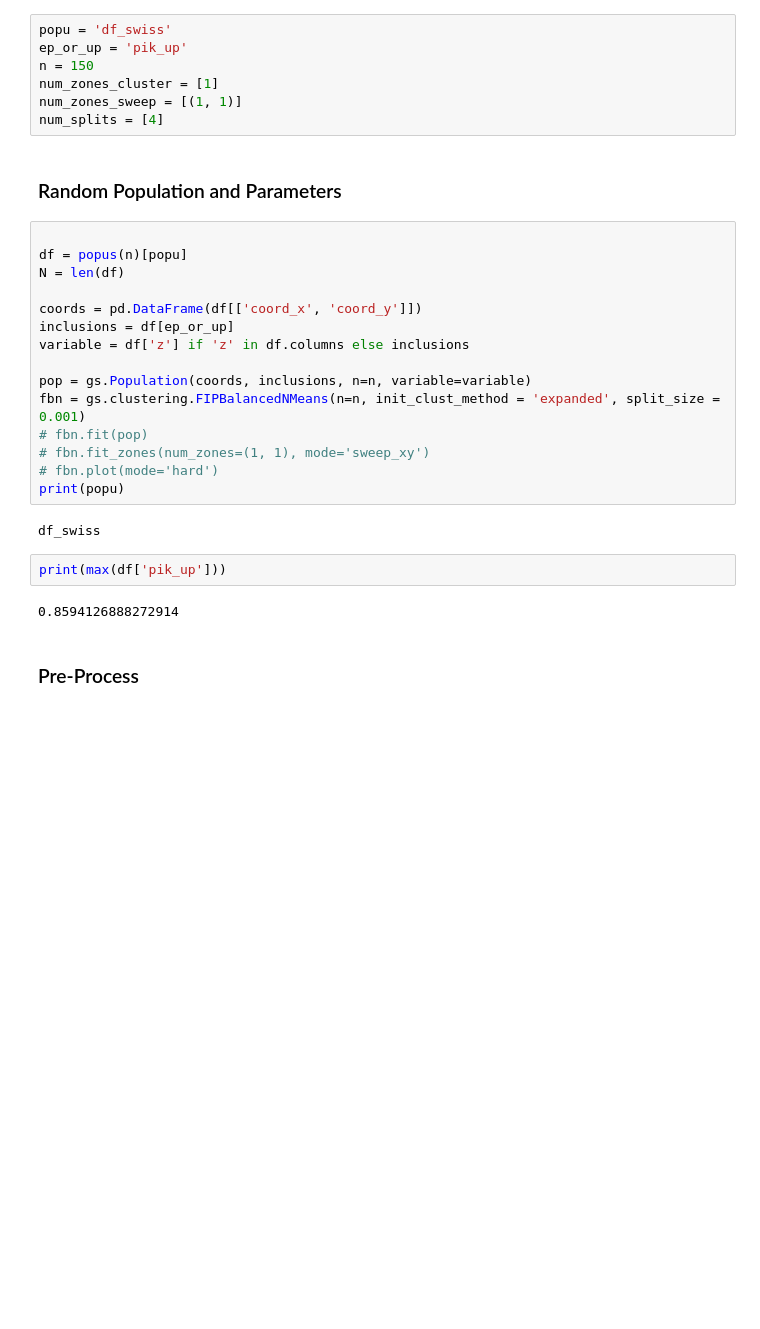
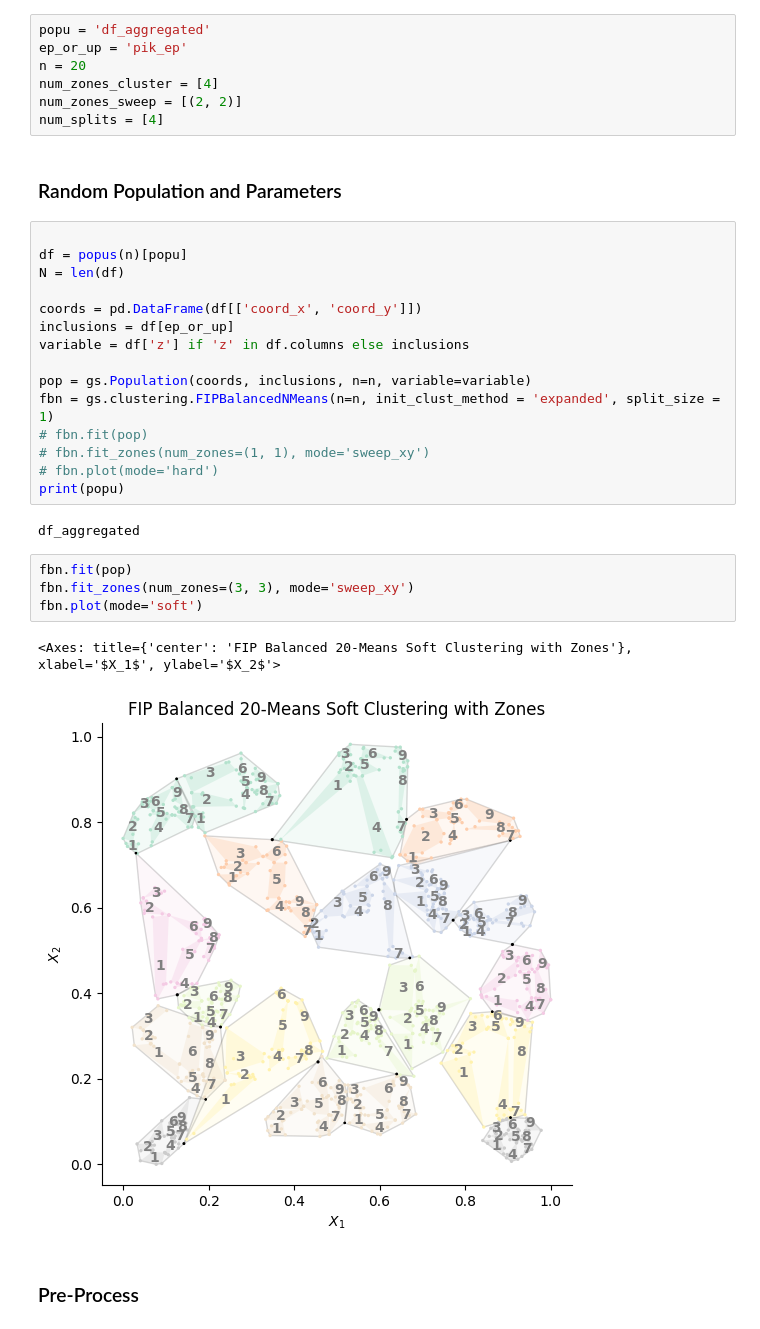
Before and after one commit to mehdimhb/graphical-sampling, a Jupyter notebook: simulations/jupyters/sampling.ipynb, the cells around one changed output. Saved outputs shown, nothing was run; the diff lists cells and outputs as text; blank space fills up the shorter version.

Commit message:
before editing clustering

```diff
--- a/simulations/jupyters/sampling.ipynb
+++ b/simulations/jupyters/sampling.ipynb
@@ -70,11 +67,11 @@ def popus(n):
         ####################################
     return(dfs)
 # %%
-popu = 'df_swiss'
-ep_or_up = 'pik_up'
-n = 150
-num_zones_cluster = [1]
-num_zones_sweep = [(1, 1)]
+popu = 'df_aggregated'
+ep_or_up = 'pik_ep'
+n = 20
+num_zones_cluster = [4]
+num_zones_sweep = [(2, 2)]
 num_splits = [4]
 # %% [markdown]
 ### Random Population and Parameters
@@ -88,17 +85,20 @@ inclusions = df[ep_or_up]
 variable = df['z'] if 'z' in df.columns else inclusions
 
 pop = gs.Population(coords, inclusions, n=n, variable=variable)
-fbn = gs.clustering.FIPBalancedNMeans(n=n, init_clust_method = 'expanded', split_size = 0.001)
+fbn = gs.clustering.FIPBalancedNMeans(n=n, init_clust_method = 'expanded', split_size = 1)
 # fbn.fit(pop)
 # fbn.fit_zones(num_zones=(1, 1), mode='sweep_xy')
 # fbn.plot(mode='hard')
 print(popu)
 # %% [output]
-df_swiss
+df_aggregated
-# %%
-print(max(df['pik_up']))
-# %% [output]
-0.8594126888272914
+# %%
+fbn.fit(pop)
+fbn.fit_zones(num_zones=(3, 3), mode='sweep_xy')
+fbn.plot(mode='soft')
+# %% [output]
+<Axes: title={'center': 'FIP Balanced 20-Means Soft Clustering with Zones'}, xlabel='$X_1$', ylabel='$X_2$'>
+[figure, added]
 # %% [markdown]
 ### Pre-Process
 # %%
```
Also changed, not shown: parts of 15 cells of this notebook, 8 other files.
